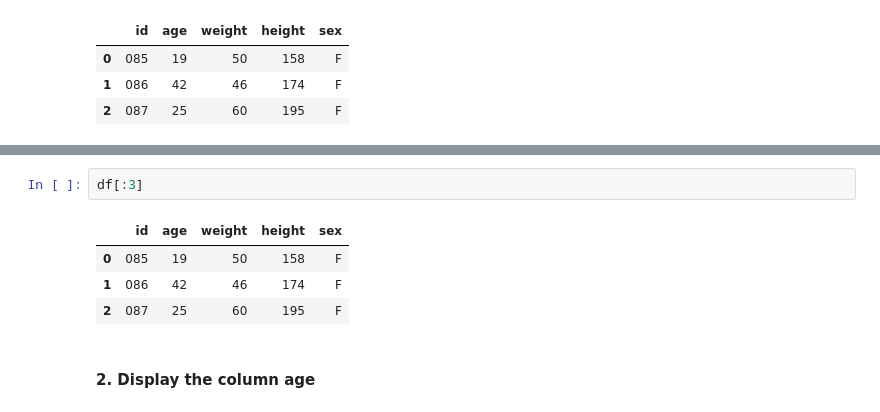
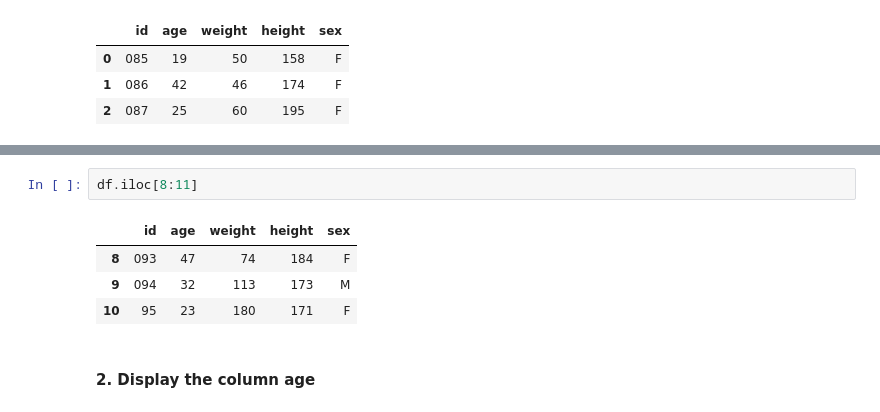
Before and after one commit to lrnv/inf-prof, a Jupyter notebook: 2_intro_to_panda/practical_correction.ipynb, the cells around one changed output, grey strips where cells are left out. Drawn from its saved outputs; the diff is of its cells as text.

```diff
--- a/2_intro_to_panda/practical_correction.ipynb
+++ b/2_intro_to_panda/practical_correction.ipynb
@@ -360,13 +360,13 @@ df.iloc[:3]
 | 0 | 085 | 19 | 50 | 158 | F |
 | 1 | 086 | 42 | 46 | 174 | F |
 | 2 | 087 | 25 | 60 | 195 | F |
-# %%
-df[:3]
-# %% [output]
-|  | id | age | weight | height | sex |
-| 0 | 085 | 19 | 50 | 158 | F |
-| 1 | 086 | 42 | 46 | 174 | F |
-| 2 | 087 | 25 | 60 | 195 | F |
+# %%
+df.iloc[8:11]
+# %% [output]
+|  | id | age | weight | height | sex |
+| 8 | 093 | 47 | 74 | 184 | F |
+| 9 | 094 | 32 | 113 | 173 | M |
+| 10 | 95 | 23 | 180 | 171 | F |
 # %% [markdown]
 #### 2. Display the column age
 # %%
```
Also changed, not shown: parts of 14 cells of this notebook, 3 other files.
